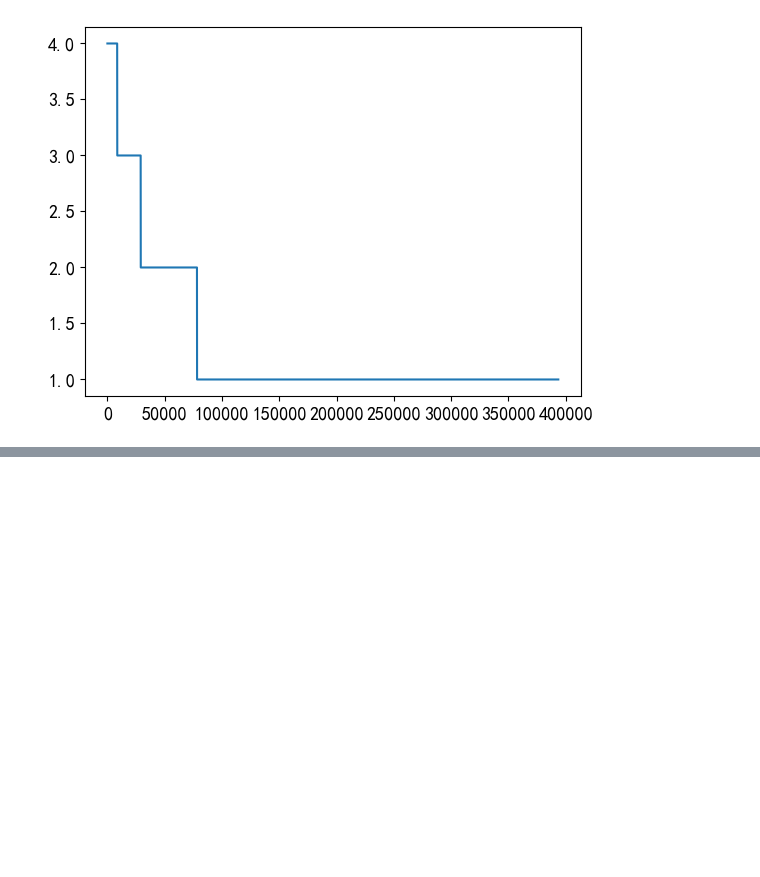
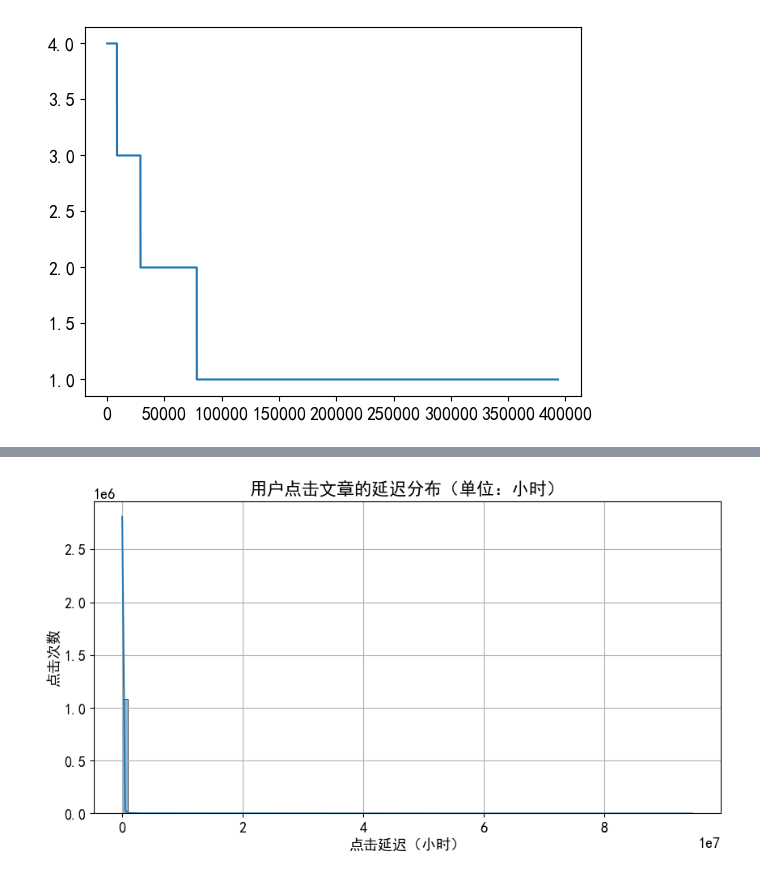
Before and after one commit to theIssacLiu/news_recommender, a Jupyter notebook: data_analysis.ipynb, the cells around one changed output, grey strips where cells are left out. Saved outputs shown, nothing was run; the diff lists cells and outputs as text; code cells hidden in the pictures; blank space fills up the shorter version.

```diff
--- a/data_analysis.ipynb
+++ b/data_analysis.ipynb
@@ -487,0 +535,36 @@ user_click_merge.groupby('user_id')['words_count'].mean().reset_index().describe
+# %%
+# 1. 确保时间戳字段为数值型（防止是字符串）
+user_click_merge['click_timestamp'] = pd.to_numeric(user_click_merge['click_timestamp'], errors='coerce')
+user_click_merge['created_at_ts'] = pd.to_numeric(user_click_merge['created_at_ts'], errors='coerce')
+
+# 2. 计算点击延迟（以秒为单位）
+user_click_merge['click_article_delay'] = user_click_merge['click_timestamp'] - user_click_merge['created_at_ts']
+
+# 3. 剔除异常值（点击时间早于发布时间的情况）
+user_click_merge = user_click_merge[user_click_merge['click_article_delay'] >= 0].copy()
+
+# 4. 归一化点击延迟（MinMax 到 [0, 1]）
+scaler = MinMaxScaler()
+user_click_merge['click_article_delay_norm'] = scaler.fit_transform(user_click_merge[['click_article_delay']])
+
+# 5. 每个用户的平均点击延迟（单位：秒）
+user_avg_delay = user_click_merge.groupby('user_id')['click_article_delay'].mean().reset_index()
+user_avg_delay.columns = ['user_id', 'avg_click_delay']
+
+# 6. 每个用户的平均点击延迟（归一化）
+user_avg_delay_norm = user_click_merge.groupby('user_id')['click_article_delay_norm'].mean().reset_index()
+user_avg_delay_norm.columns = ['user_id', 'avg_click_delay_norm']
+
+# 7. 可选：合并两列一起看
+user_avg_delay_all = pd.merge(user_avg_delay, user_avg_delay_norm, on='user_id')
+
+# 8. 可视化（点击延迟分布，单位：小时）
+plt.figure(figsize=(10, 5))
+sns.histplot(user_click_merge['click_article_delay'] / 3600, bins=100, kde=True)
+plt.title("用户点击文章的延迟分布（单位：小时）")
+plt.xlabel("点击延迟（小时）")
+plt.ylabel("点击次数")
+plt.grid(True)
+plt.show()
+# %% [output]
+[figure, added]
```
Also changed, not shown: parts of 26 cells of this notebook.
